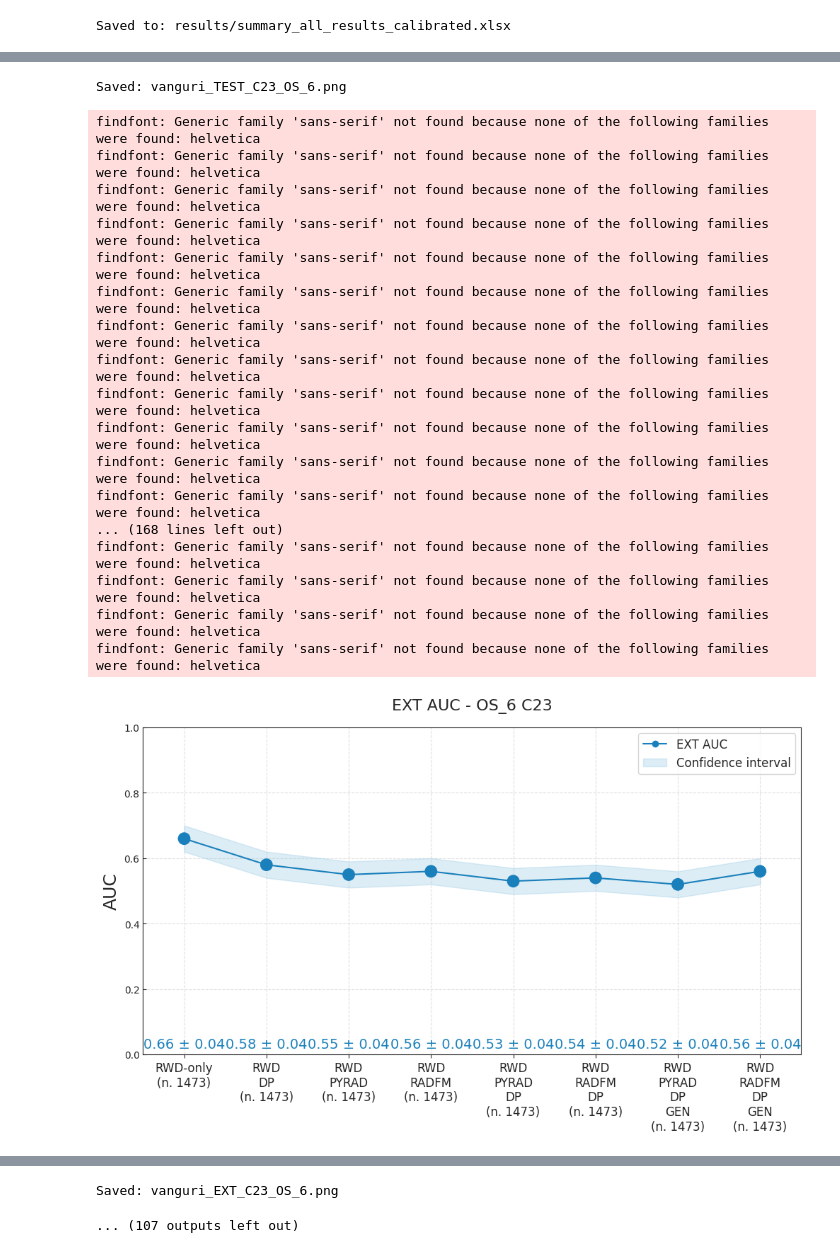
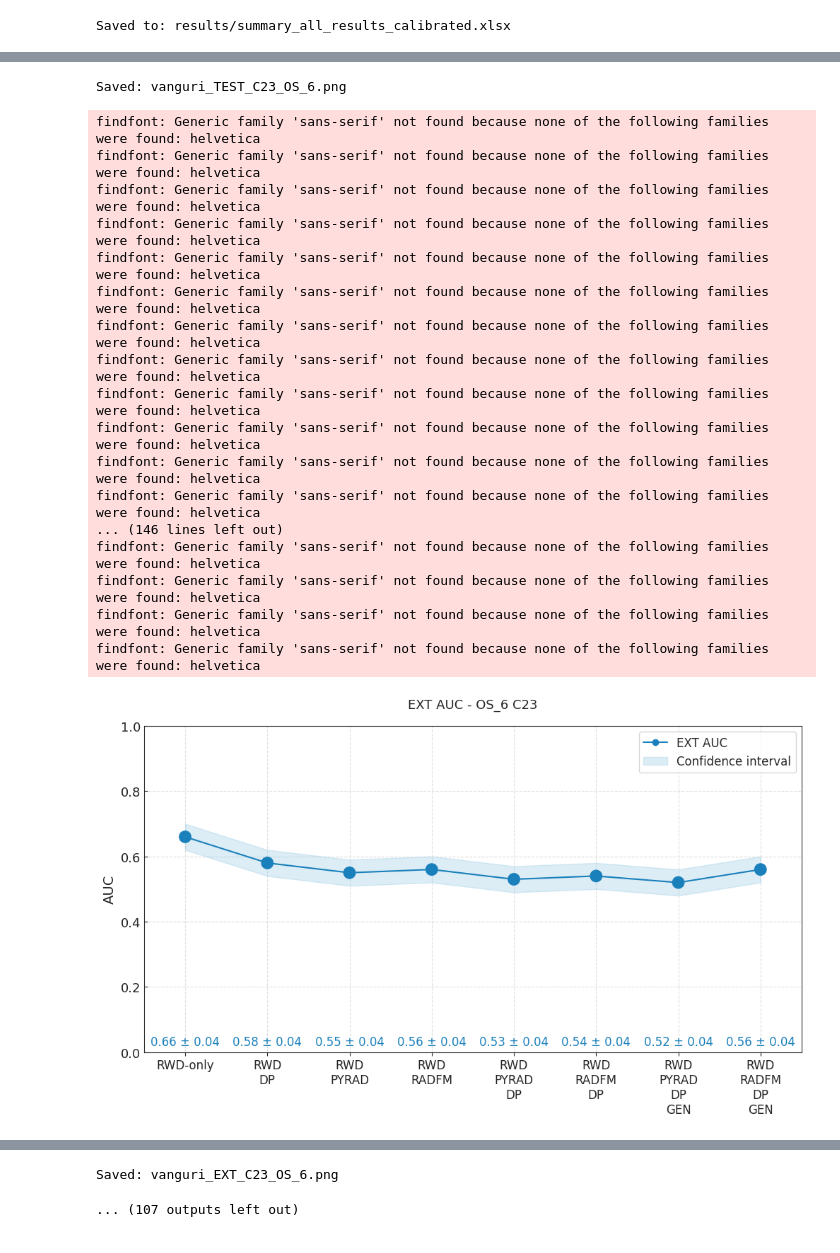
Before and after one commit to CostanzaSiniscalchi/I3LUNG_PDSS, a Jupyter notebook: other_models/vanguri/vanguri.ipynb, the cells around one changed output, grey strips where cells are left out. Saved outputs shown, nothing was run; the diff lists cells and outputs as text; code cells hidden in the pictures.

Commit message:
vanguri plots

```diff
--- a/other_models/vanguri/vanguri.ipynb
+++ b/other_models/vanguri/vanguri.ipynb
@@ -3003,9 +3003,7 @@ Saved to: results/summary_all_results_calibrated.xlsx
 # %%
 import pandas as pd
 import numpy as np
-from pathlib import Path
 import os
-import numpy as np
 import matplotlib.pyplot as plt
 from pathlib import Path
 from typing import List, Optional, Union
@@ -3034,16 +3032,12 @@ def plot_one(
     title_prefix: Optional[str] = None,
     show: bool = False,
     save_dir: Optional[Union[str, Path]] = None,
-    label: Optional[str] = None,  # aggiungi questo
+    label: Optional[str] = None,
     save_name: Optional[str] = None,
     min_bubble: float = 30,
     max_bubble: float = 250,
+    dlif_eval_type: str = "standard",
 ) -> plt.Figure:
-    """
-    rows: list of dicts with keys:
-        modality, auc_mod_mean, auc_mod_std, n_train_mod, model_mod, stars (optional)
-        for MLEF also: auc_ro_mean, auc_ro_std, model_ro
-    """
     modalities = [r["modality"] for r in rows]
     X = np.arange(len(modalities))
 
@@ -3056,12 +3050,19 @@ def plot_one(
     fig = plt.figure(figsize=(12, 6))
 
     if label is None:
-        label = 'TEST AUC' if arch_name == "DLIF" else "CV AUC"
-    else:
-        plt.plot(X, auc_mod_mean, linestyle="-", marker="o", label=label, color="#1a80bb")
-        plt.scatter(X, auc_mod_mean, s=sizes if len(sizes) > 0 else 100, color="#1a80bb", zorder=3)
-        plt.fill_between(X, auc_mod_mean - auc_mod_std, auc_mod_mean + auc_mod_std,
-                        alpha=0.3, color="#8cc5e3", label="Confidence interval")
+        if arch_name == "MLEF":
+            label = "CV AUC"
+        elif dlif_eval_type == "cross_validation":
+            label = "CV AUC"
+        elif dlif_eval_type == "evaluation":
+            label = "Ext-Val AUC"
+        else:
+            label = "Test AUC"
+
+    plt.plot(X, auc_mod_mean, linestyle="-", marker="o", label=label, color="#1a80bb")
+    plt.scatter(X, auc_mod_mean, s=sizes if len(sizes) > 0 else 100, color="#1a80bb", zorder=3)
+    plt.fill_between(X, auc_mod_mean - auc_mod_std, auc_mod_mean + auc_mod_std,
+                     alpha=0.3, color="#8cc5e3", label="Confidence interval")
 
     multimodal_better = None
 
@@ -3079,25 +3080,26 @@ def plot_one(
         for m, n in zip(modalities, n_train_mod):
             parts = m.split('_')
             parts = ['CB' if p == 'rwd' else p for p in parts]
-            formatted_name = '\n'.join(parts)
-            xticks.append(f"{formatted_name}\n(n. {int(n) if np.isfinite(n) else 'NA'})")
+            xticks.append('\n'.join(parts))
         plt.xticks(X, xticks, rotation=0, fontsize=12)
     else:
-        xticks = [f"{m.replace('RWD', 'CB')}\n(n. {int(n) if np.isfinite(n) else 'NA'})"
-                  for m, n in zip(modalities, n_train_mod)]
+        xticks = []
+        for m, n in zip(modalities, n_train_mod):
+            parts = m.replace('RWD', 'CB').split('_')
+            xticks.append('\n'.join(parts))
         plt.xticks(X, xticks, rotation=0, fontsize=12)
 
     for i, (mval, mstd, mname) in enumerate(zip(auc_mod_mean, auc_mod_std, model_names)):
         base_y = 0.06 if (multimodal_better is not None and multimodal_better[i]) else 0.02
         if arch_name == "DLIF":
             plt.text(i, base_y, f"{mval:.2f} ± {mstd:.2f}",
-                     fontsize=14, ha="center", color="#1a80bb")
+                     fontsize=12, ha="center", color="#1a80bb")
         else:
             plt.text(i, base_y, f"{mval:.2f} ± {mstd:.2f} ({mname})",
-                     fontsize=14, ha="center", color="#1a80bb")
+                     fontsize=12, ha="center", color="#1a80bb")
         star = rows[i].get("stars", "")
         if star:
-            plt.text(i + 0.40, base_y + 0.006, star, fontsize=11, ha="left", va="center", color="black")
+            plt.text(i + 0.40, base_y + 0.006, star, fontsize=12, ha="left", va="center", color="black")
 
     if arch_name == "MLEF":
         for i, rrow in enumerate(rows):
@@ -3105,13 +3107,22 @@ def plot_one(
             base_y = 0.02 if multimodal_better[i] else 0.06
             if np.isfinite(rv) and np.isfinite(rs):
                 plt.text(i, base_y, f"{rv:.2f} ± {rs:.2f} ({rname})",
-                         fontsize=11, ha="center", color="#a00000")
+                         fontsize=12, ha="center", color="#a00000")
 
-    ttl = title_prefix or f"CV AUC - {arch_name}"
-    plt.title(f"{ttl} - {outcome} {analysis}", pad=18, fontsize=16)
-    plt.ylabel("AUC", fontsize=18)
+    if arch_name == "MLEF":
+        _auc_prefix = "CV AUC"
+    elif dlif_eval_type == "cross_validation":
+        _auc_prefix = "CV AUC"
+    elif dlif_eval_type == "evaluation":
+        _auc_prefix = "Ext-Val AUC"
+    else:
+        _auc_prefix = "Test AUC"
+
+    ttl = title_prefix or f"{_auc_prefix} - {arch_name}"
+    plt.title(f"{ttl} - {outcome} {analysis}", pad=18, fontsize=13, fontweight='normal')
+    plt.ylabel("AUC", fontsize=14)
+    plt.tick_params(axis='y', labelsize=13)
     plt.ylim(0, 1)
-    plt.yticks(fontsize=10)
     plt.grid(True, linestyle="--", alpha=0.6)
     plt.legend(fontsize=12)
     plt.xlim(-0.5, len(modalities) - 0.50)
@@ -3123,6 +3134,7 @@ def plot_one(
     if show:
         plt.show()
     return fig
+
 
 def plot_vanguri_results(summary_xlsx='results/summary_all_results.xlsx', output_dir='results/plots',
                          min_bubble=30, max_bubble=250, show=True):
@@ -3188,7 +3200,7 @@ def plot_vanguri_results(summary_xlsx='results/summary_all_results.xlsx', output
                 plot_one(
                     analysis=analysis,
                     rows=rows,
-                    arch_name="DLIF",  # usa lo stile DLIF (no linea rossa)
+                    arch_name="DLIF",
                     outcome=outcome,
                     title_prefix=label,
                     show=show,
@@ -3276,26 +3288,26 @@ findfont: Generic family 'sans-serif' not found because none of the following fa
 findfont: Generic family 'sans-serif' not found because none of the following families were found: helvetica
 findfont: Generic family 'sans-serif' not found because none of the following families were found: helvetica
 findfont: Generic family 'sans-serif' not found because none of the following families were found: helvetica
 findfont: Generic family 'sans-serif' not found because none of the following families were found: helvetica
 Saved: vanguri_TEST_C23_OS_6.png
 findfont: Generic family 'sans-serif' not found because none of the following families were found: helvetica
 findfont: Generic family 'sans-serif' not found because none of the following families were found: helvetica
 findfont: Generic family 'sans-serif' not found because none of the following families were found: helvetica
 findfont: Generic family 'sans-serif' not found because none of the following families were found: helvetica
 findfont: Generic family 'sans-serif' not found because none of the following families were found: helvetica
 findfont: Generic family 'sans-serif' not found because none of the following families were found: helvetica
 findfont: Generic family 'sans-serif' not found because none of the following families were found: helvetica
 findfont: Generic family 'sans-serif' not found because none of the following families were found: helvetica
 findfont: Generic family 'sans-serif' not found because none of the following families were found: helvetica
 findfont: Generic family 'sans-serif' not found because none of the following families were found: helvetica
 findfont: Generic family 'sans-serif' not found because none of the following families were found: helvetica
 findfont: Generic family 'sans-serif' not found because none of the following families were found: helvetica
-... (168 lines left out)
+... (146 lines left out)
 findfont: Generic family 'sans-serif' not found because none of the following families were found: helvetica
 findfont: Generic family 'sans-serif' not found because none of the following families were found: helvetica
 findfont: Generic family 'sans-serif' not found because none of the following families were found: helvetica
 findfont: Generic family 'sans-serif' not found because none of the following families were found: helvetica
-[figure, old version]
+[figure, new version]
 findfont: Generic family 'sans-serif' not found because none of the following families were found: helvetica
 findfont: Generic family 'sans-serif' not found because none of the following families were found: helvetica
 findfont: Generic family 'sans-serif' not found because none of the following families were found: helvetica
```
Also changed, not shown: parts of 1 cell of this notebook.
